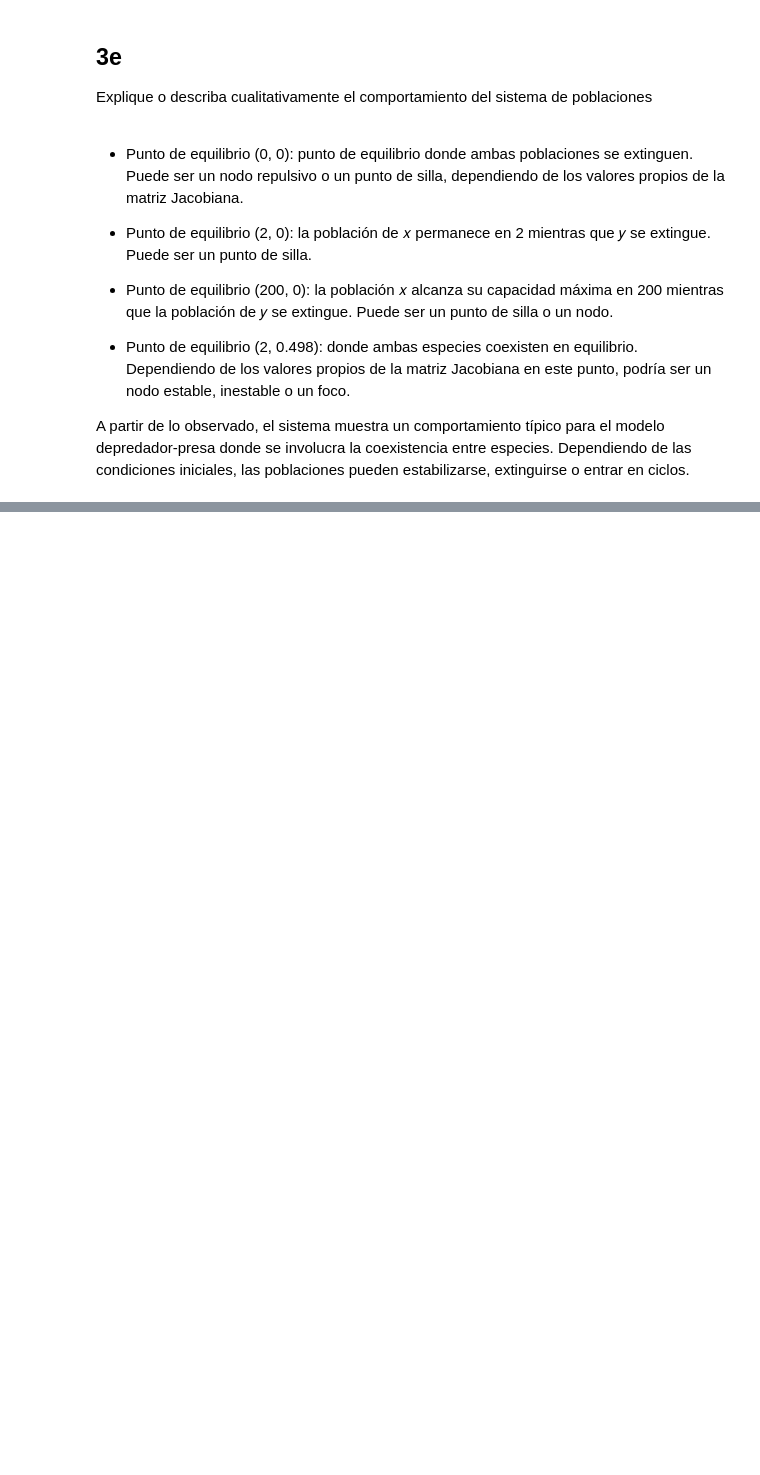
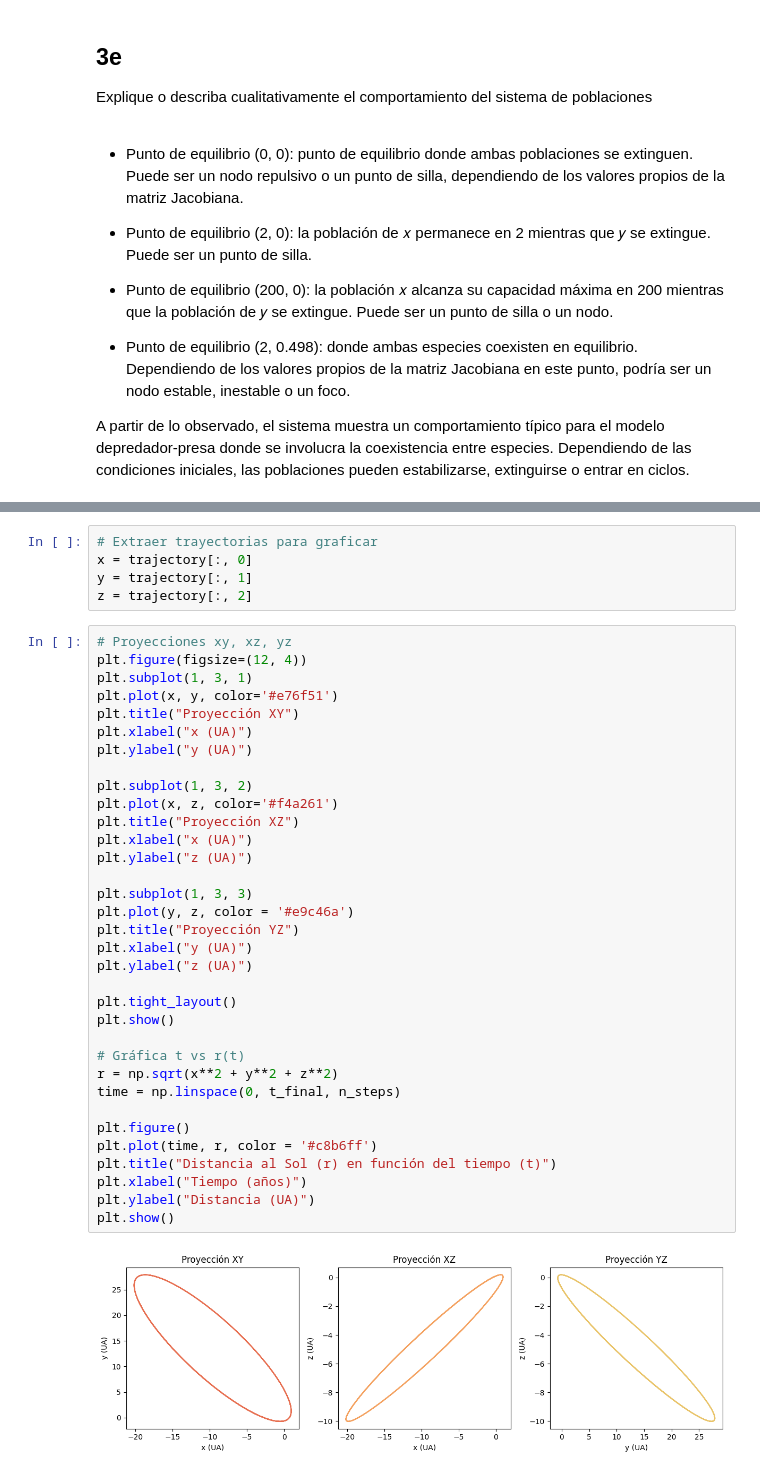
Before and after one commit to emiliosolanoo21/Runge-Kutta, a Jupyter notebook: runge-kutta.ipynb, the cells around one changed output, grey strips where cells are left out. Cells and saved outputs as stored; diff of their text form; blank space fills up the shorter version.

```diff
--- a/runge-kutta.ipynb
+++ b/runge-kutta.ipynb
@@ -355,0 +422,41 @@ A partir de lo observado, el sistema muestra un comportamiento típico para el m
+# %%
+# Extraer trayectorias para graficar
+x = trajectory[:, 0]
+y = trajectory[:, 1]
+z = trajectory[:, 2]
+# %%
+# Proyecciones xy, xz, yz
+plt.figure(figsize=(12, 4))
+plt.subplot(1, 3, 1)
+plt.plot(x, y, color='#e76f51')
+plt.title("Proyección XY")
+plt.xlabel("x (UA)")
+plt.ylabel("y (UA)")
+
+plt.subplot(1, 3, 2)
+plt.plot(x, z, color='#f4a261')
+plt.title("Proyección XZ")
+plt.xlabel("x (UA)")
+plt.ylabel("z (UA)")
+
+plt.subplot(1, 3, 3)
+plt.plot(y, z, color = '#e9c46a')
+plt.title("Proyección YZ")
+plt.xlabel("y (UA)")
+plt.ylabel("z (UA)")
+
+plt.tight_layout()
+plt.show()
+
+# Gráfica t vs r(t)
+r = np.sqrt(x**2 + y**2 + z**2)
+time = np.linspace(0, t_final, n_steps)
+
+plt.figure()
+plt.plot(time, r, color = '#c8b6ff')
+plt.title("Distancia al Sol (r) en función del tiempo (t)")
+plt.xlabel("Tiempo (años)")
+plt.ylabel("Distancia (UA)")
+plt.show()
+# %% [output]
+[figure, added]
```
Also changed, not shown: parts of 14 cells of this notebook.
